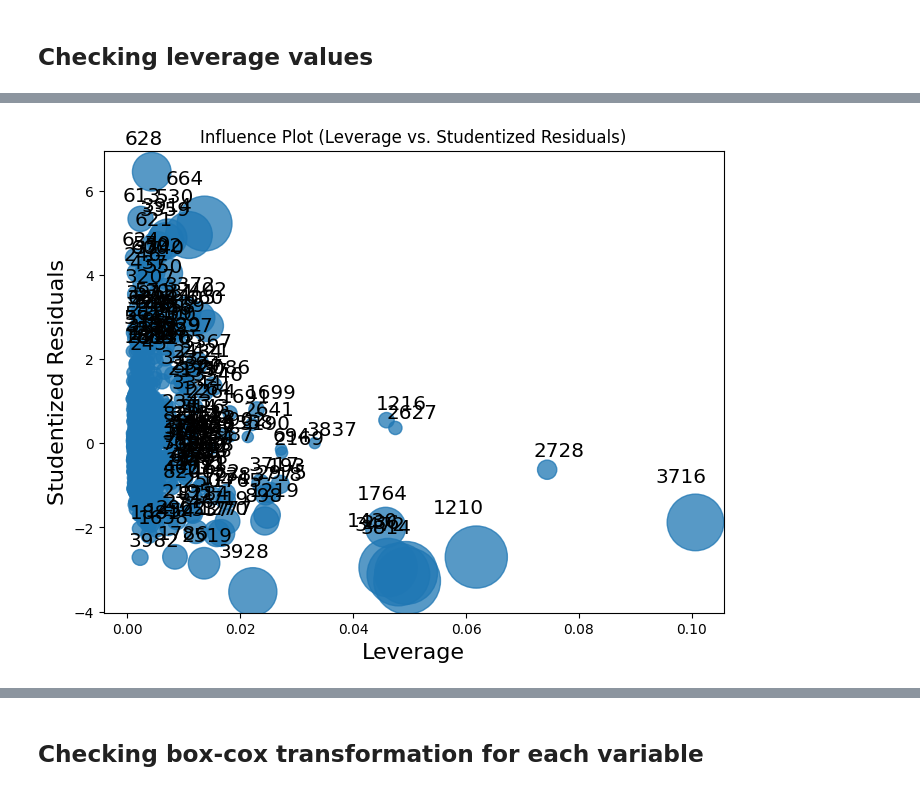
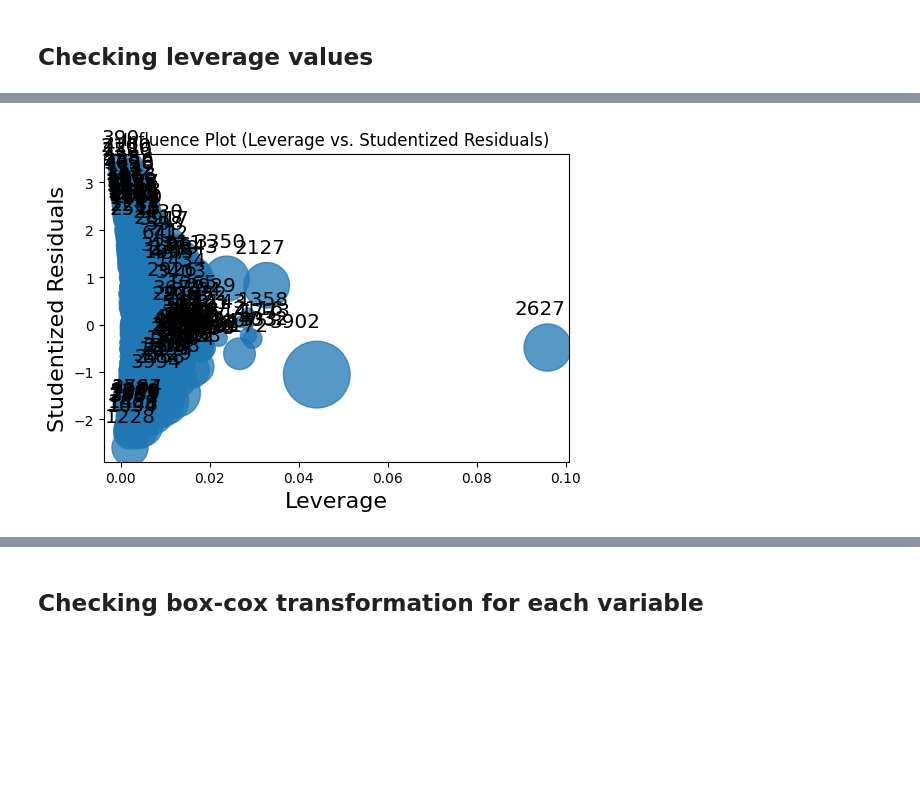
Before and after one commit to maxi7524/econometry_project_abalone, a Jupyter notebook: projekt_python.ipynb, the cells around one changed output, grey strips where cells are left out. Saved outputs shown, nothing was run; the diff lists cells and outputs as text; code cells hidden in the pictures; blank space fills up the shorter version.

```diff
--- a/projekt_python.ipynb
+++ b/projekt_python.ipynb
@@ -297,6 +297,7 @@ def lr_reduction_coef_significance_bootstrap(df, y, test_cols, n):
 # parameters
 COL_NAMES = ['Płeć', 'Długość', 'Średnica', 'Wysokość', 'Cała# -------- Loading data ------- #_waga', 'Waga_po_obraniu', 'Waga_trzewi', 'Waga_powłoki', 'Pierścienie']
 DATA_PATH = Path.cwd() / 'abalone_data_set.csv'
+sex_columns = ['Płeć_I', 'Płeć_M', 'Płeć_F']
 
 # -------- Loading data ------- #
 # externally
@@ -304,8 +305,8 @@ if not DATA_PATH.exists():
     abalone = fetch_ucirepo(id=1)
     # data (as pandas dataframes)
     X_reduced = abalone.data.features
-    y = abalone.data.targets
-    df = pd.concat([X_reduced, y], axis=1)
+    y_loc = abalone.data.targets
+    df = pd.concat([X_reduced, y_loc], axis=1)
     df.columns = COL_NAMES
     #saving data
     df.to_csv('abalone_data_set.csv', index=False)
@@ -317,7 +318,7 @@ else:
 
 # -------- adjusting data ------- #
 X_reduced = df.drop('Pierścienie', axis=1)
-y = df[['Pierścienie']]
+y_loc = df[['Pierścienie']]
 # decoding categorical data (as boolean)
 X_reduced['Płeć_M'] = (X_reduced['Płeć'] == 'M')
 X_reduced['Płeć_F'] = (X_reduced['Płeć'] == 'F')
@@ -374,7 +372,7 @@ filt = X_reduced[f'Płeć_{SEX}'] == True
 set_sex_folder(SEX)
 
 # creating local variables
-y_local = y[filt]
+y_local = y_loc[filt]
 X_old = X_reduced[filt].drop(columns=sex_columns).copy()
 # new features
 X_new = X_old.copy()
@@ -599,57 +600,64 @@ X_final
 # %% [markdown]
 ## Checking leverage values
 # %%
+# TODO check if everything with model is ok because we get different results than in upper chunk
+
 # setting sex
-# TODO check if everything with model is ok because we get different results than in upper chunk
 SEX = 'I'
 set_sex_folder(SEX)
 # loading data (vifs)
 df = load_file('vifs_after_F_test')
 # selecting columns which met reduction conditions
-X = sm.add_constant(X_new[df.columns[df.iloc[-1].notnull()]])
-y = y_local
+X_loc = sm.add_constant(X_new[df.columns[df.iloc[-1].notnull()]])
+y_loc = y_local
 
-leverage_final_results = dict()
+leverage_final_results = {} #it will have filt, ols)
 # creating loop for iteration
-for i in range(2):
-    # finding model
-    ols = sm.OLS(y, X).fit()
+for i in range(6):
+    # key
+    name = f'OLS - {i}'
+    # creating variables
+    if i == 0:
+        X_loc = X_loc
+        y_loc = y_local
+    else:
+        # TODO FILTER
+        idx = leverage_final_results[f'OLS - {i-1}']
+        X_loc = X_loc.loc[idx]
+        y_loc = y_loc.loc[idx]
+    # creating inital model
+    ols = sm.OLS(y_loc, X_loc).fit()
     ols_influence = ols.get_influence()
     leverages = ols_influence.hat_matrix_diag # to nam zwraca jakie wartości mają dużą dźwignie
     cooks = ols_influence.cooks_distance[0]
-    threshold = 4/X.shape[0]
-    filt = cooks > threshold
-    X = X[~filt]
-    y = y[~filt]
+    threshold = 4/X_loc.shape[0]
+    # TODO we need to take index_names, otherwise it is not compatibile
+    filt = cooks < threshold # negation ~ which values stay
+    idx = X_loc.index[filt]
+    print(idx)
+    # printing summary
+    print(f'{name}\n')
+    print(ols.summary())
+    # # Plot the influence plot (multivariate)
+    # fig, ax = plt.subplots(figsize=(8, 6))
+    # sm.graphics.influence_plot(ols, ax=ax, criterion="cooks")
+    # ax.set_title("Influence Plot (Leverage vs. Studentized Residuals)")
+    # plt.show()
 
-    # adding values
+    # adding filt
+    leverage_final_results[name] = idx # sa
 
-
-    # Plot the influence plot (multivariate)
-    fig, ax = plt.subplots(figsize=(8, 6))
-    sm.graphics.influence_plot(ols, ax=ax, criterion="cooks")
-    ax.set_title("Influence Plot (Leverage vs. Studentized Residuals)")
-    plt.show()
-
-
-# finding leverage values (first iteration)
-ols = sm.OLS(y, X).fit()
-ols_influence = ols.get_influence()
-leverages = ols_influence.hat_matrix_diag # to nam zwraca jakie wartości mają dużą dźwignie
-cooks = ols_influence.cooks_distance[0]
-threshold = 4/X.shape[0]
-filt = cooks > threshold
-X = X[~filt]
-y = y[~filt]
-
-# TODO ~ obscure code
-# validation :)
-print(np.bincount(cooks > threshold))
-print(threshold)
-print((cooks > threshold))
-print(X.shape)
-# comparison of two models
-print(ols.summary())
-print(ols_2.summary())
-# it is working we get 0.07 more R score (pretty huge amount)
+    # printing last result
+    if i == 2:
+        # creating model
+        # TODO FILTER
+        ols = sm.OLS(y_loc.loc[idx], X_loc.loc[idx]).fit()
+        # printing summary
+        print(f'{name}\n')
+        print(ols.summary())
+        # Plot the influence plot (multivariate)
+        fig, ax = plt.subplots(figsize=(6, 4))
+        sm.graphics.influence_plot(ols, ax=ax, criterion="cooks")
+        ax.set_title("Influence Plot (Leverage vs. Studentized Residuals)")
+        plt.show()
 # %% [output]
@@ -672,2 +680,2 @@ Notes:
 strong multicollinearity or other numerical problems.
-[figure, old version]
+[figure, new version]
```
Also changed, not shown: parts of 6 cells of this notebook.
